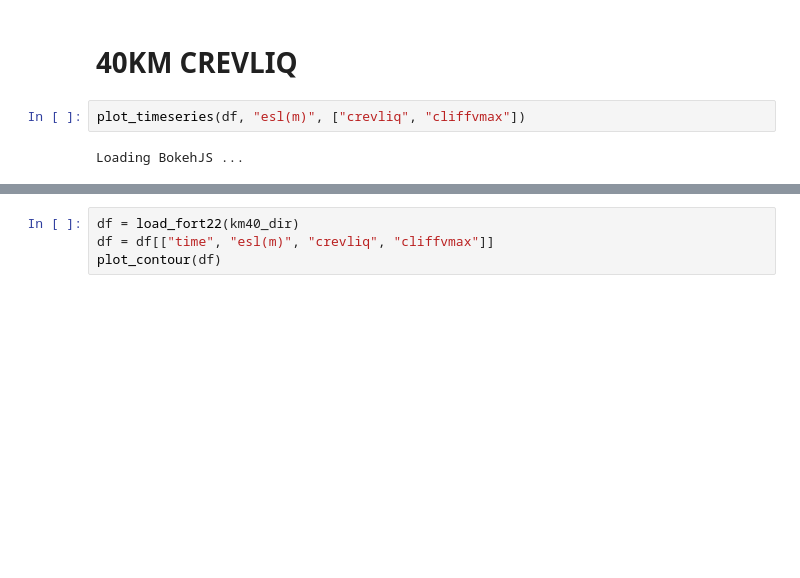
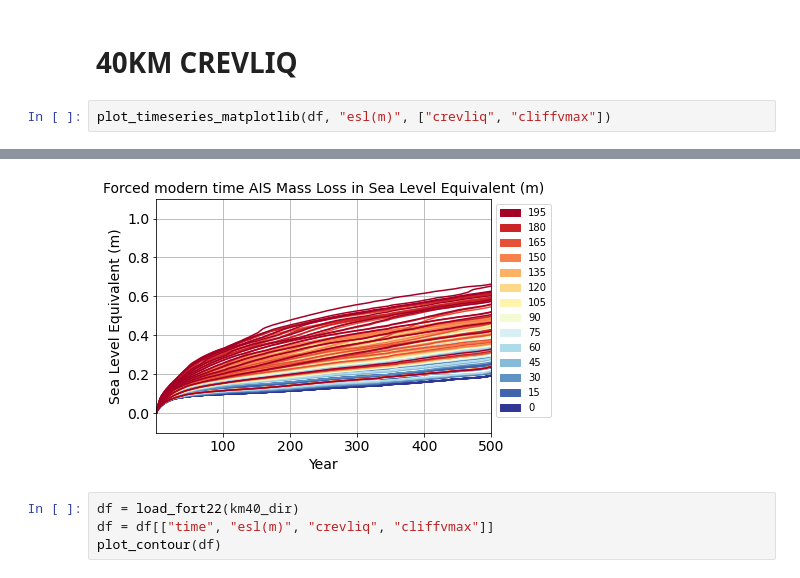
Before and after one commit to radical-collaboration/SAMPLE-ICM, a Jupyter notebook: notebooks/ISM_figures_40km.ipynb, the cells around one changed output, grey strips where cells are left out. Saved outputs shown, nothing was run; the diff lists cells and outputs as text; blank space fills up the shorter version.

```diff
--- a/notebooks/ISM_figures_40km.ipynb
+++ b/notebooks/ISM_figures_40km.ipynb
@@ -116,6 +151,5 @@ Loading BokehJS ...
 # %% [markdown]
 # 40KM CREVLIQ
 # %%
-plot_timeseries(df, "esl(m)", ["crevliq", "cliffvmax"])
+plot_timeseries_matplotlib(df, "esl(m)", ["crevliq", "cliffvmax"])
 # %% [output]
-Loading BokehJS ...
@@ -125,3 +156,4 @@ Loading BokehJS ...
+[figure, added]
 # %%
 df = load_fort22(km40_dir)
 df = df[["time", "esl(m)", "crevliq", "cliffvmax"]]
```
Also changed, not shown: parts of 4 cells of this notebook.
